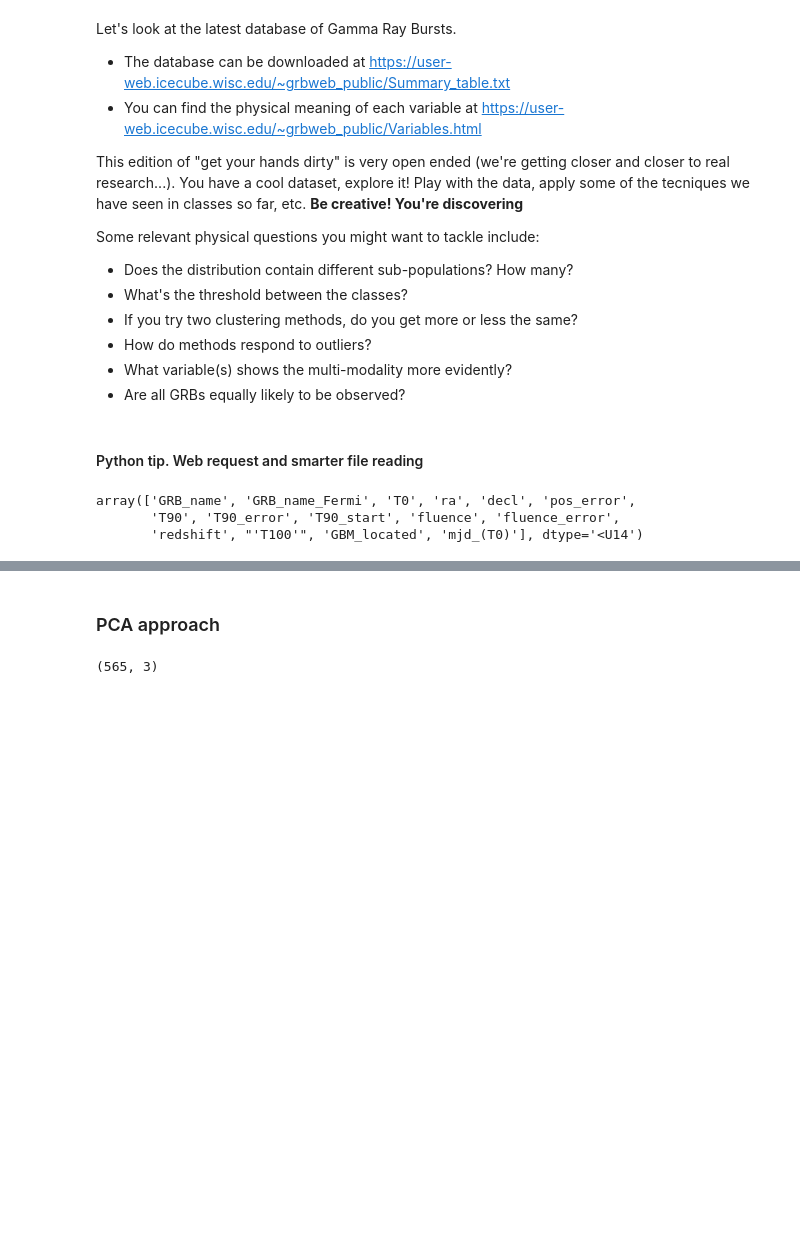
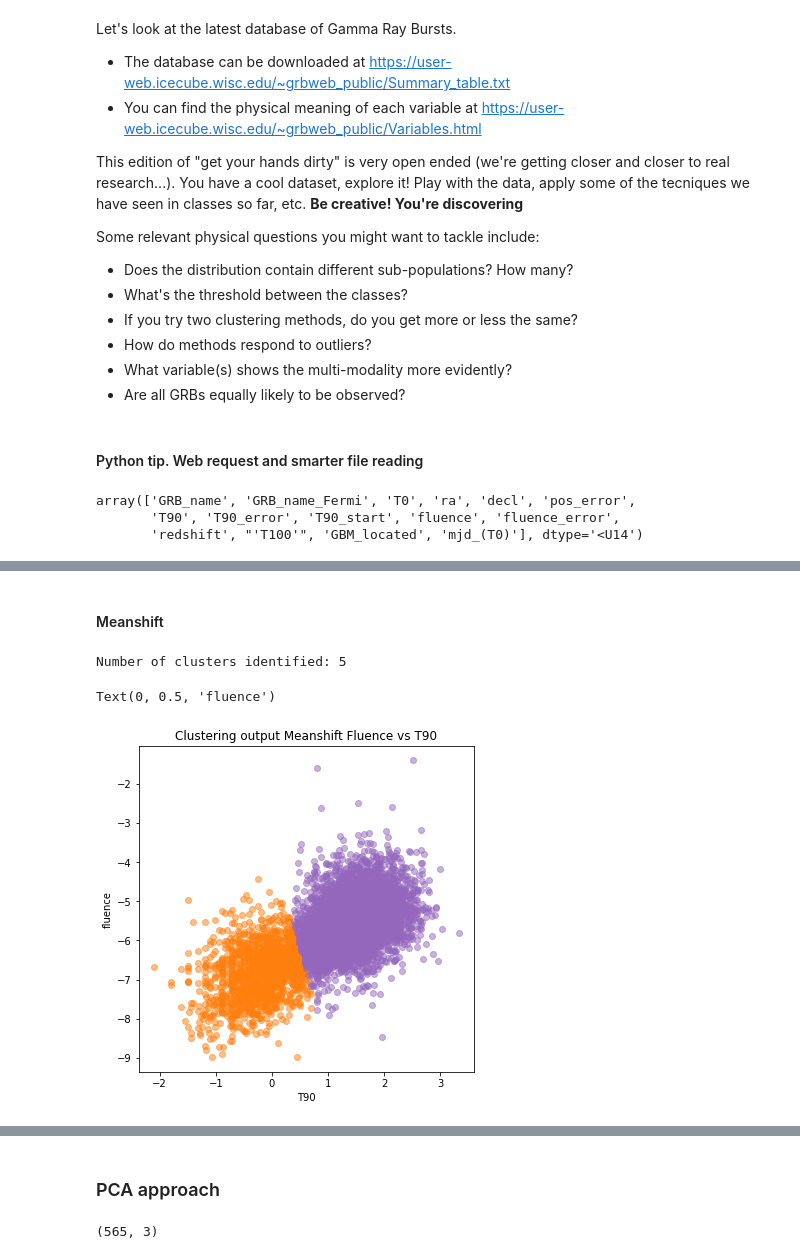
Before and after one commit to ludovicobizzarri/astrostatistics_bicocca_2024, a Jupyter notebook: working/Lesson 14/Gamma Ray Burst.ipynb, the cells around one changed output, grey strips where cells are left out. Drawn from its saved outputs; the diff is of its cells as text; code cells hidden in the pictures; blank space fills up the shorter version.

```diff
--- a/working/Lesson 14/Gamma Ray Burst.ipynb
+++ b/working/Lesson 14/Gamma Ray Burst.ipynb
@@ -129,0 +214,30 @@ My idea is to perform a PCA to see if by reducing the dimenionality of the probl
+# %% [markdown]
+#### Meanshift
+# %%
+# Meanshift
+
+scaler = preprocessing.StandardScaler()
+bw = 0.6
+
+ms = MeanShift(bandwidth=bw,cluster_all=True,bin_seeding=True)
+
+ms.fit(scaler.fit_transform(X_T90_F))
+
+labels_T90_F = ms.predict(X_T90_F)
+print('Number of clusters identified:',labels_T90_F.max()+1)
+
+fig = plt.figure(figsize=(6,6))
+
+for ii in range(int(labels_T90_F.max())+1):
+    plt.scatter(X_T90_F[labels_T90_F==ii,0], X_T90_F[labels_T90_F==ii,1],
+                color='C%i'%ii,alpha=0.5)
+
+plt.title('Clustering output Meanshift Fluence vs T90')
+#plt.xscale('log')
+#plt.yscale('log')
+plt.xlabel('T90')
+plt.ylabel('fluence')
+# %% [output]
+Number of clusters identified: 5
+Text(0, 0.5, 'fluence')
+[figure, added]
```
Also changed, not shown: parts of 15 cells of this notebook, 1 other file.
